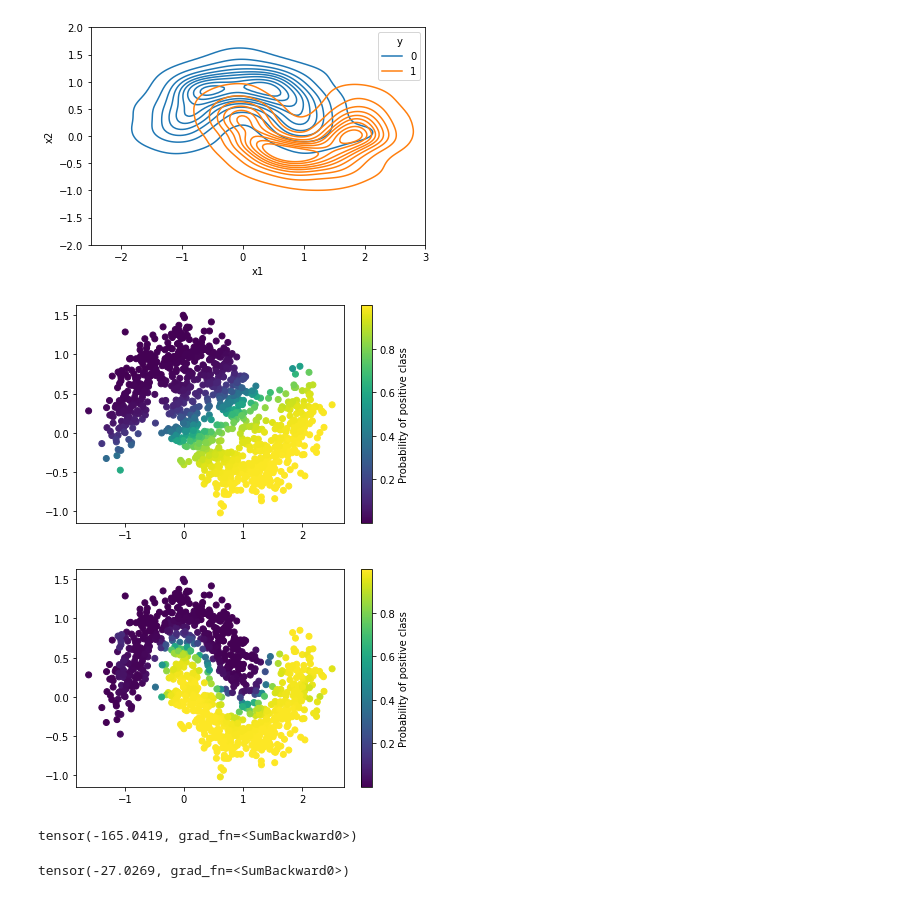
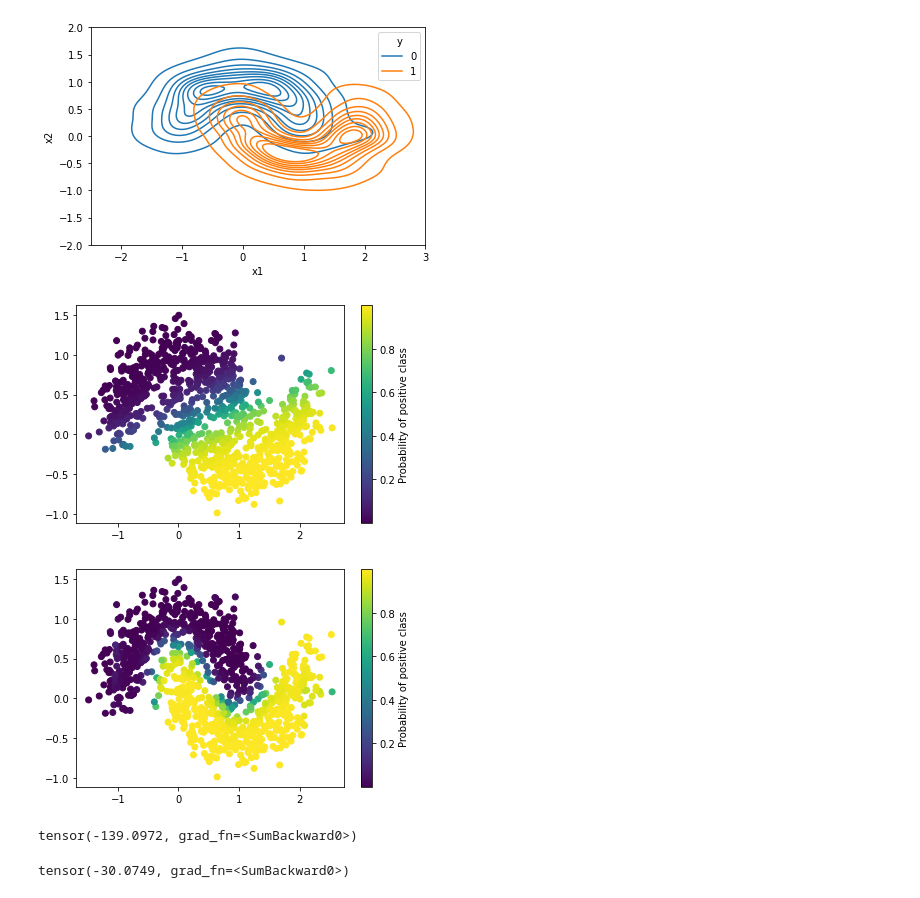
Before and after one commit to anguswilliams91/normalising_flows_pyro, a Jupyter notebook: pyro_normalising_flows.ipynb, the cells around one changed output. Drawn from its saved outputs; the diff is of its cells as text; code cells hidden in the pictures.

```diff
--- a/pyro_normalising_flows.ipynb
+++ b/pyro_normalising_flows.ipynb
@@ -186,12 +186,12 @@ def plot_probabilities(X, model, guide, n_samples=1):
   samples = []
   for _ in range(n_samples):
 
-    guide_tr = poutine.trace(guide).get_trace()
+    guide_tr = poutine.trace(guide).get_trace(X=X, n_samples=X.shape[0])
     log_pr = []
     for i in range(2):
       model_tr = poutine.trace(
           poutine.replay(model, trace=guide_tr)
-      ).get_trace(X=X, y=i * t.ones(X.shape[0]))
+      ).get_trace(X=X, y=i * t.ones(X.shape[0]), n_samples=X.shape[0])
       model_tr.compute_log_prob()
 
       if i == 1:
@@ -209,20 +209,22 @@ def plot_probabilities(X, model, guide, n_samples=1):
 
   plt.scatter(X[:, 0].cpu(), X[:, 1].cpu(), c=pr.cpu().detach())
   plt.colorbar(label="Probability of positive class")
-  return pr
+  return pr.cpu().detach().numpy()
 # %%
-pr_naive = plot_probabilities(X, naive_bayes, naive_guide, n_samples=100)
+X_test, y_test = make_moons(n_samples=1000, noise=0.2)
+
+pr_naive = plot_probabilities(X_test, naive_bayes, naive_guide, n_samples=100)
 # %% [output]
-[figure, old version]
+[figure, new version]
 # %%
-pr_flow = plot_probabilities(X, flow_bayes, flow_guide, n_samples=100)
+pr_flow = plot_probabilities(X_test, flow_bayes, flow_guide, n_samples=100)
 # %% [output]
-[figure, old version]
+[figure, new version]
 # %%
-t.log(pr_naive[y == 1]).sum()
+t.log(pr_naive[y_test == 1]).sum()
 # %% [output]
-tensor(-165.0419, grad_fn=<SumBackward0>)
+tensor(-139.0972, grad_fn=<SumBackward0>)
 # %%
-t.log(pr_flow[y == 1]).sum()
+t.log(pr_flow[y_test == 1]).sum()
 # %% [output]
-tensor(-27.0269, grad_fn=<SumBackward0>)
+tensor(-30.0749, grad_fn=<SumBackward0>)
```
